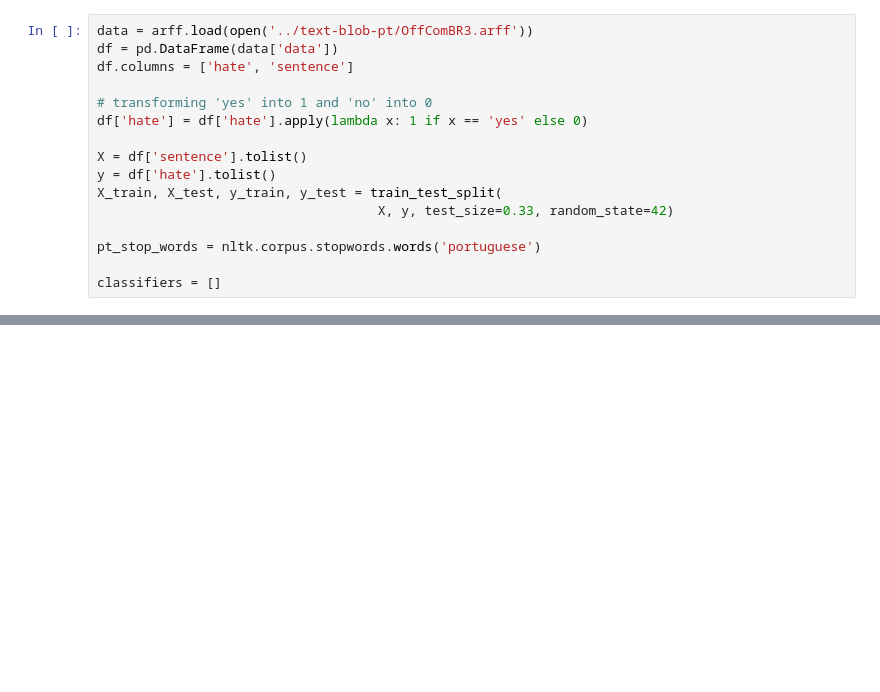
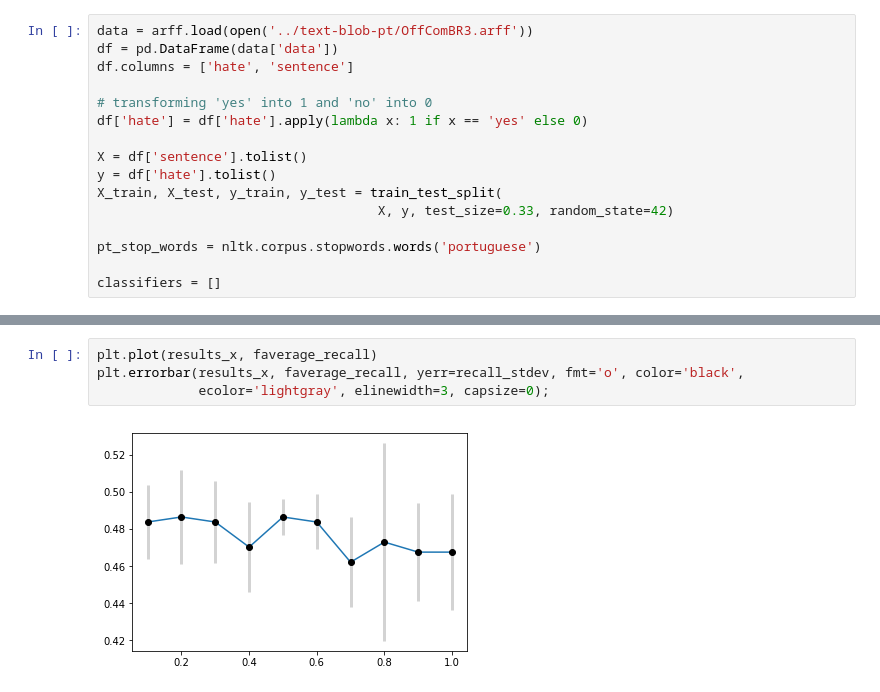
Before and after one commit to lucashm/tcc-1, a Jupyter notebook: voting-classifier/max_df.ipynb, the cells around one changed output, grey strips where cells are left out. Saved outputs shown, nothing was run; the diff lists cells and outputs as text; blank space fills up the shorter version.

```diff
--- a/voting-classifier/max_df.ipynb
+++ b/voting-classifier/max_df.ipynb
@@ -171,0 +178,6 @@ a = pickle.load(file_read)
+# %%
+plt.plot(results_x, faverage_recall)
+plt.errorbar(results_x, faverage_recall, yerr=recall_stdev, fmt='o', color='black',
+             ecolor='lightgray', elinewidth=3, capsize=0);
+# %% [output]
+[figure, added]
```
Also changed, not shown: parts of 13 cells of this notebook, 1 other file.
